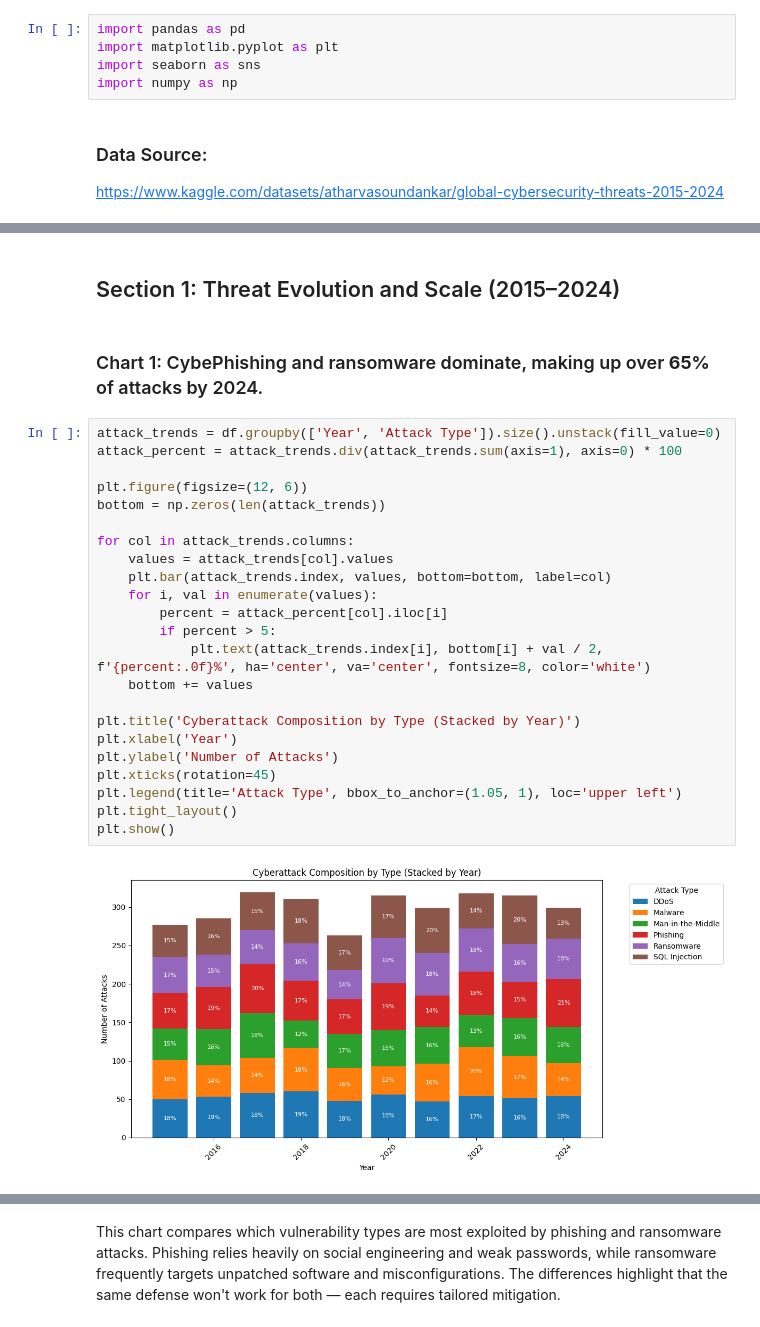
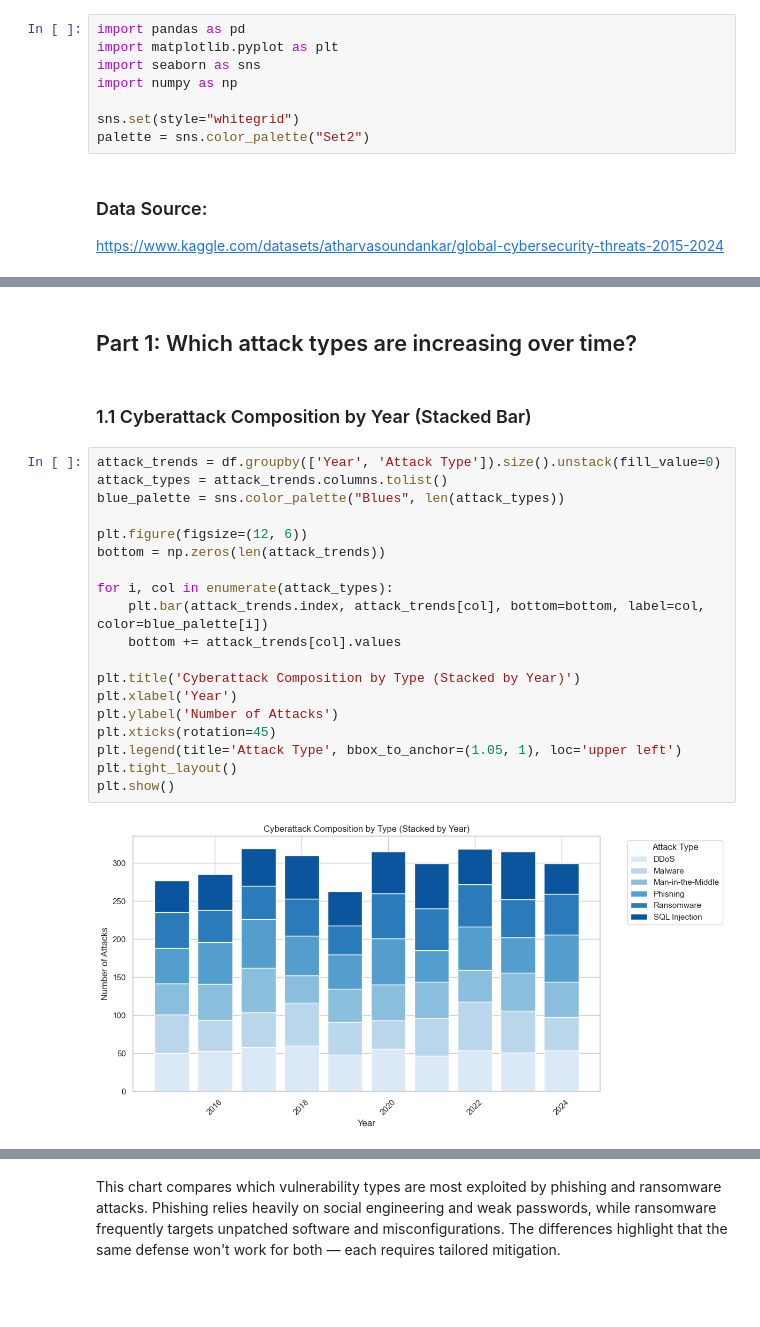
Before and after one commit to dolludaa/Global-Cybersecurity-Threats-2015-2024, a Jupyter notebook: business_analysis.ipynb, the cells around one changed output, grey strips where cells are left out. Drawn from its saved outputs; the diff is of its cells as text; blank space fills up the shorter version.

```diff
--- a/business_analysis.ipynb
+++ b/business_analysis.ipynb
@@ -46,6 +46,9 @@ import pandas as pd
 import matplotlib.pyplot as plt
 import seaborn as sns
 import numpy as np
+
+sns.set(style="whitegrid")
+palette = sns.color_palette("Set2")
 # %% [markdown]
 ### Data Source:
 https://www.kaggle.com/datasets/atharvasoundankar/global-cybersecurity-threats-2015-2024
@@ -59,32 +62,28 @@ df.head()
 | 2 | India | 2017 | Man-in-the-Middle | IT | 38.65 | 605895 | ... |
 | 3 | UK | 2024 | Ransomware | Telecommunications | 41.44 | 659320 | ... |
 | 4 | Germany | 2018 | Man-in-the-Middle | IT | 74.41 | 810682 | ... |
-# %% [markdown]
-## Section 1: Threat Evolution and Scale (2015–2024)
-# %% [markdown]
-### Chart 1: CybePhishing and ransomware dominate, making up over **65%** of attacks by 2024.
+# %% [markdown]
+## Part 1: Which attack types are increasing over time?
+# %% [markdown]
+### 1.1 Cyberattack Composition by Year (Stacked Bar)
 # %%
 attack_trends = df.groupby(['Year', 'Attack Type']).size().unstack(fill_value=0)
-attack_percent = attack_trends.div(attack_trends.sum(axis=1), axis=0) * 100
+attack_types = attack_trends.columns.tolist()
+blue_palette = sns.color_palette("Blues", len(attack_types))
 
 plt.figure(figsize=(12, 6))
 bottom = np.zeros(len(attack_trends))
 
-for col in attack_trends.columns:
-    values = attack_trends[col].values
-    plt.bar(attack_trends.index, values, bottom=bottom, label=col)
-    for i, val in enumerate(values):
-        percent = attack_percent[col].iloc[i]
-        if percent > 5:
-            plt.text(attack_trends.index[i], bottom[i] + val / 2, f'{percent:.0f}%', ha='center', va='center', fontsize=8, color='white')
-    bottom += values
+for i, col in enumerate(attack_types):
+    plt.bar(attack_trends.index, attack_trends[col], bottom=bottom, label=col, color=blue_palette[i])
+    bottom += attack_trends[col].values
 
 plt.title('Cyberattack Composition by Type (Stacked by Year)')
 plt.xlabel('Year')
 plt.ylabel('Number of Attacks')
 plt.xticks(rotation=45)
 plt.legend(title='Attack Type', bbox_to_anchor=(1.05, 1), loc='upper left')
 plt.tight_layout()
 plt.show()
 # %% [output]
-[figure, old version]
+[figure, new version]
```
Also changed, not shown: parts of 21 cells of this notebook.
